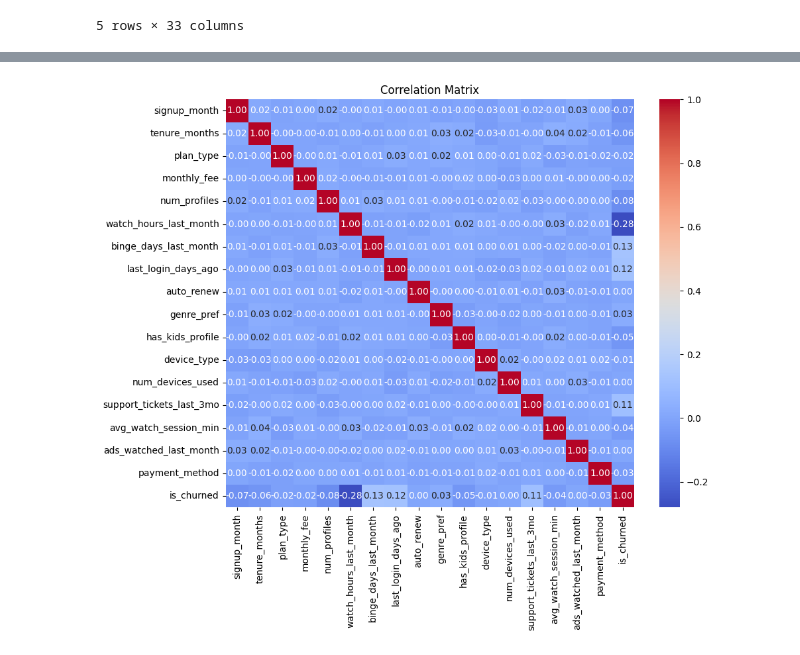
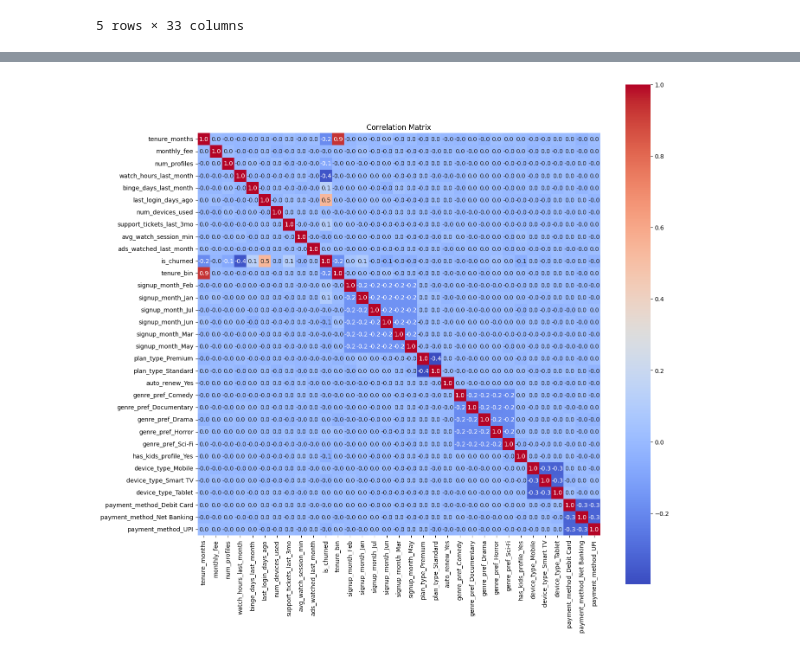
Before and after one commit to Tru735/ChurnPredictorOTT, a Jupyter notebook: churnPredictorIndex.ipynb, the cells around one changed output, grey strips where cells are left out. Drawn from its saved outputs; the diff is of its cells as text; code cells hidden in the pictures.

```diff
--- a/churnPredictorIndex.ipynb
+++ b/churnPredictorIndex.ipynb
@@ -76,5 +59,5 @@ dtypes: float64(10), int64(1), object(7)
 memory usage: 1.1+ MB
 # %%
 df['tenure_months'] = pd.to_numeric(df['tenure_months'], errors='coerce')
-df['tenure_bin'] = pd.cut(df['tenure_months'], bins=[0, 3, 6, 12, 24, 100], labels=['<3m', '3-6m', '6-12m', '1-2y', '2y+'])
-print(df.columns)
+df['tenure_months'] = df['tenure_months'].fillna(df['tenure_months'].median())
+df['tenure_bin'] = pd.cut(df['tenure_months'], bins=[0, 3, 6, 12, 24, 100], labels=['1', '2', '3', '4', '5'], include_lowest=True)
@@ -158,6 +123,8 @@ df.describe()
 | 75% | 26.000000 | 599.000000 | 4.000000 | 44.600000 | 7.000000 | ... |
 | max | 35.000000 | 599.000000 | 5.000000 | 92.500000 | 9.000000 | ... |
 # %%
+df[df.select_dtypes(include='bool').columns] = df.select_dtypes(include='bool').astype(int)
+
 df.head()
 # %% [output]
 |  | tenure_months | monthly_fee | num_profiles | watch_hours_last_month | binge_days_last_month | ... |
@@ -252,8 +243,8 @@ import seaborn as sns
 # %%
-plt.figure(figsize=(10, 8))
-sns.heatmap(corr_matrix, annot=True, fmt='.2f', cmap='coolwarm', square=True)
+plt.figure(figsize=(15, 15))
+sns.heatmap(corr_matrix, annot=True, fmt='.1f', cmap='coolwarm', square=True)
 plt.title('Correlation Matrix')
 plt.show()
 # %% [output]
-[figure, old version]
+[figure, new version]
 # %%
```
Also changed, not shown: parts of 34 cells of this notebook.
